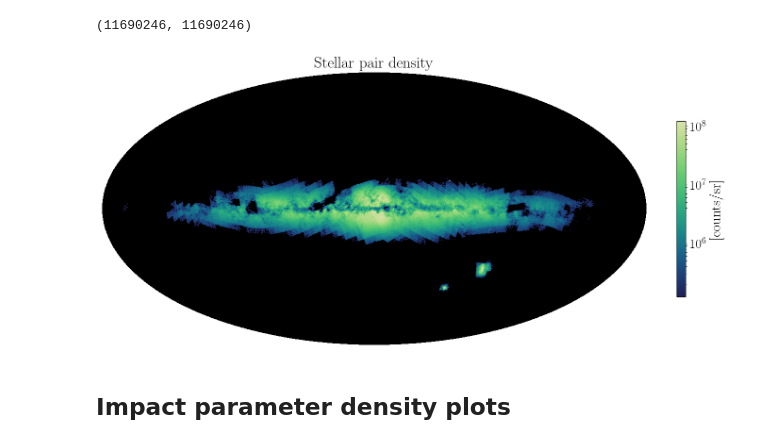
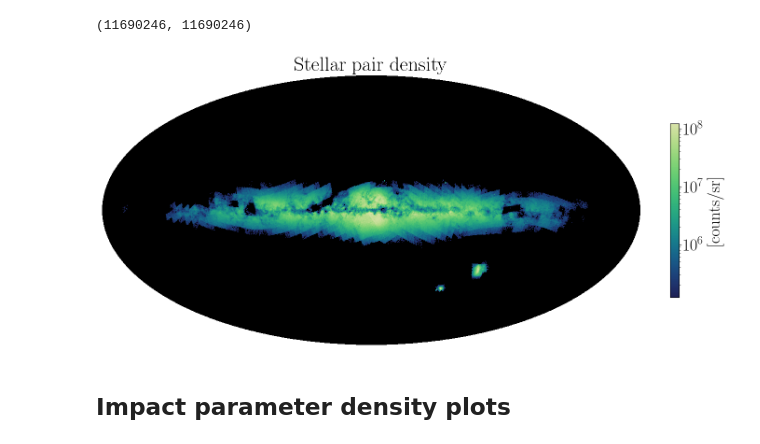
Before and after one commit to kenvantilburg/lens-velocity, a Jupyter notebook: star-star/make_plots.ipynb, the cells around one changed output. Cells and saved outputs as stored; diff of their text form; code cells hidden in the pictures.

```diff
--- a/star-star/make_plots.ipynb
+++ b/star-star/make_plots.ipynb
@@ -70,7 +70,7 @@ map_count_2 = np.zeros(hp.nside2npix(nside));
 for idx, ipix in tqdm(enumerate(q_pix_1)):
     map_count_1[ipix] += 1
 # %%
-mpl.rcParams.update({'font.size': 20})
+mpl.rcParams.update({'font.size': 26})
 
 map = 1e-10 + map_count_1 / (hp.pixelfunc.nside2resol(nside))**2
 map_min = 1e-3 * np.max(map); map_max = np.max(map);
@@ -90,7 +90,7 @@ fig = plt.gcf()
 ax = plt.gca()
 image = ax.get_images()[0]
 cbar = fig.colorbar(image, ax=ax,fraction=0.015);
-cbar.set_label('[counts/sr]', fontsize=22)
+cbar.set_label('[counts/sr]', fontsize=26)
 
 mpl.rcParams.update({'font.size': fontsize})
 
@@ -119,33 +119,33 @@ map_count_2 = np.zeros(hp.nside2npix(nside));
 for idx, ipix in tqdm(enumerate(q_pix_1)):
     map_count_1[ipix] += 1
 # %%
-mpl.rcParams.update({'font.size': 20})
+mpl.rcParams.update({'font.size': 26})
 
 map = 1e-10 + map_count_1 / (hp.pixelfunc.nside2resol(nside))**2
 map_min = 1e-3 * np.max(map); map_max = np.max(map);
 #cmap = copy.copy(mpl.cm.get_cmap("viridis"))
 cmap = sns.cubehelix_palette(start = 0.25, hue = 1.5, rot = -2/3, reverse = True, as_cmap=True)
 #cmap = copy.copy(mpl.cm.get_cmap("RdBu_r"))
 cmap.set_under(cmap(0)); cmap.set_bad(cmap(0)); cmap.set_over(cmap(1));
 #cmap.set_under('white'); cmap.set_over('black')
 plt.subplots(1,1,figsize=(16,8))
 hp.mollview(map, title=r'Stellar pair density',
             cmap=cmap,cbar=None,
             bgcolor='black',badcolor='white',
             min=map_min,max=map_max,
             xsize=5000,hold=True,
             norm=mpl.colors.LogNorm(vmin=map_min,vmax=map_max))
 fig = plt.gcf()
 ax = plt.gca()
 image = ax.get_images()[0]
 cbar = fig.colorbar(image, ax=ax,fraction=0.015);
-cbar.set_label('[counts/sr]', fontsize=22)
+cbar.set_label('[counts/sr]', fontsize=26)
 
 mpl.rcParams.update({'font.size': fontsize})
 
 fig.savefig(FigDir+'pairs_map_2.pdf',figsize=(8,6),bbox_inches='tight') #,bbox_extra_artists=(image,)',dpi=300,)
 # %% [output]
-[figure, old version]
+[figure, new version]
 # %% [markdown]
 ## Impact parameter density plots
 # %%
```
Also changed, not shown: parts of 5 cells of this notebook, 9 other files.
